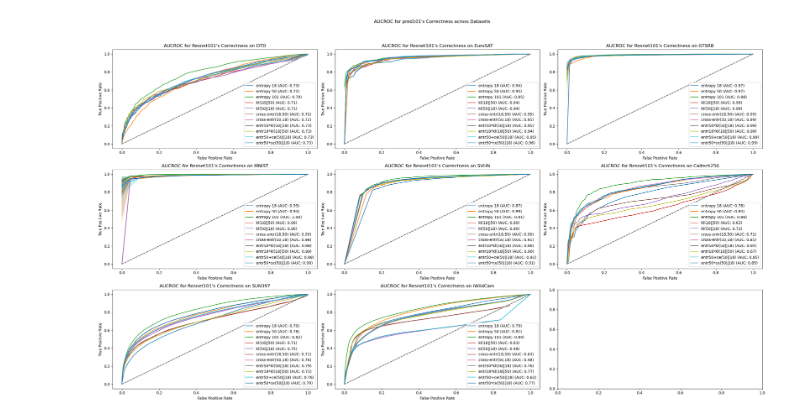
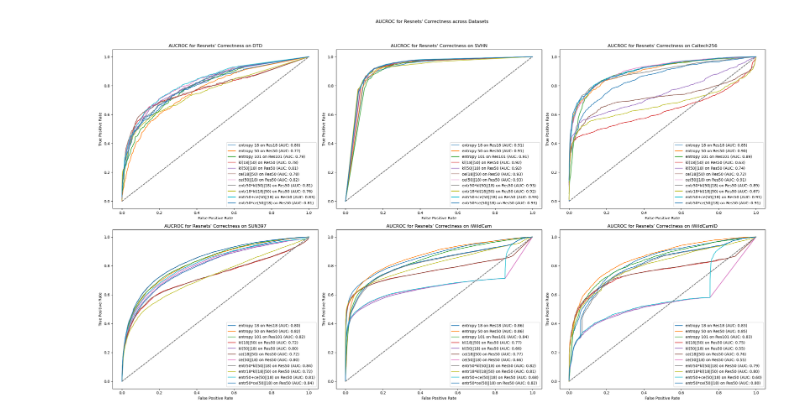
Before and after one commit to TimothyZG/wliura2024, a Jupyter notebook: Analysis/03-aucroc.ipynb, the cells around one changed output. Cells and saved outputs as stored; diff of their text form; code cells hidden in the pictures.

Commit message:
updated analysis pipelines to handle new datasets

```diff
--- a/Analysis/03-aucroc.ipynb
+++ b/Analysis/03-aucroc.ipynb
@@ -6,30 +6,32 @@ import seaborn as sns
 
 nbn = "03_" # Notebook Number; Prefix for artifacts path
 # %%
-datasets = ["DTD","EuroSAT","GTSRB","MNIST","SVHN","Caltech256","SUN397","iWildCam"]
-# datasets = ["DTD","EuroSAT","Caltech256"]
-nrow, ncol=3, 3
+datasets = ["DTD","SVHN","Caltech256","SUN397","iWildCam","iWildCamID"] # GTSRB, MNIST, EuroSAT
+nrow, ncol=2, 3
+pred_prefix = "csv/prediction_"
+unc_prefix = "csv/uncertainty_"
 # %%
 def calc_tpr(targ, pred):
     tp = np.sum((targ == 1) & (pred == 1))
     fn = np.sum((targ == 1) & (pred == 0))
+    # print(f"{tp=},{fn=}")
     return tp / (tp + fn)
 def calc_fpr(targ, pred):
     fp = np.sum((targ == 0) & (pred == 1))
     tn = np.sum((targ == 0) & (pred == 0))
     return fp / (fp + tn)
 def predict_correctness(ent_ls,threshold):
-    return np.where(ent_ls>threshold,0,1)
+    return np.where(ent_ls>=threshold,0,1)
 # %%
-def auroc(pred_vec, target_vec, unc_vec, label, ax):
+def auroc(pred_vec, target_vec, unc_vec, label, steps, ax):
     cor_pred = np.where(pred_vec == target_vec, 1, 0)
     max_unc = unc_vec.max()
     min_unc = unc_vec.min()
     tpr = np.array([])
     fpr = np.array([])
-    step = (max_unc - min_unc) / 100
-    print(f"{label = },{max_unc = }, {min_unc = }, {step = }")
-    for ent_step in np.arange(min_unc-step, max_unc+step, step):
+    in_ls = ((int)(len(unc_vec)/(steps+1)))*np.arange(steps+1)
+    perc_ls = np.append(np.sort(unc_vec)[in_ls],max_unc+1)
+    for ent_step in perc_ls:
         temp = predict_correctness(unc_vec, ent_step)
         tpr = np.append(tpr, calc_tpr(cor_pred, temp))
         fpr = np.append(fpr, calc_fpr(cor_pred, temp))
@@ -92,36 +74,39 @@ label = 'entr101*ce(101||18)',max_unc = 5.499258754089938, min_unc = -23.0258509
 # %%
 fig, axes = plt.subplots(nrow, ncol, figsize=(25, 15))
-
+steps = 500
 for i, ds in enumerate(datasets):
-    evaluate_on = "pred101"
-    pred = pd.read_csv(f"prediction_{ds}.csv", index_col="Unnamed: 0")
-    unc_pred = pd.read_csv(f"uncertainty_{ds}.csv", index_col="Unnamed: 0").clip(-100,100)
+    pred = pd.read_csv(f"{pred_prefix}{ds}.csv", index_col="Unnamed: 0")
+    unc_pred = pd.read_csv(f"{unc_prefix}{ds}.csv", index_col="Unnamed: 0")
 
     metrics = [
-        (np.log(unc_pred["ent_18"]), "entropy 18"),
-        (np.log(unc_pred["ent_50"]), "entropy 50"),
-        (np.log(unc_pred["ent_101"]), "entropy 101"),
-        (np.log(unc_pred["kl_18_50"]), "kl(18||50)"),
-        (np.log(unc_pred["kl_50_18"]), "kl(50||18)"),
-        (np.log(unc_pred["ce_18_50"]), "cross-entr(18,50)"),
-        (np.log(unc_pred["ce_50_18"]), "cross-entr(50,18)"),
-        (np.log(unc_pred["ent_50"] * unc_pred["kl_50_18"]), "entr50*kl(50||18)"),
-        (np.log(unc_pred["ent_18"] * unc_pred["kl_18_50"]).clip(-100,100), "entr18*kl(18||50)"),
-        (np.log(unc_pred["ent_50"] + unc_pred["ce_50_18"]), "entr50+ce(50||18)"),
-        (np.log(unc_pred["ent_50"] * unc_pred["ce_50_18"]), "entr50*ce(50||18)")
+        (np.log(unc_pred["ent_18"]), "entropy 18 on Res18", "pred18"),
+        (np.log(unc_pred["ent_50"]), "entropy 50 on Res50", "pred50"),
+        (np.log(unc_pred["ent_101"]), "entropy 101 on Res101", "pred101"),
+
+        # (unc_pred["ce_18_50"], "ce(18||50) on Res50", "pred50"),
+        # (unc_pred["ce_50_18"], "ce(50||18) on Res50", "pred50"),
+
+        (np.log(unc_pred["kl_18_50"]), "kl(18||50) on Res50", "pred50"),
+        (np.log(unc_pred["kl_50_18"]), "kl(50||18) on Res50", "pred50"),
+        (np.log(unc_pred["ce_18_50"]), "ce(18||50) on Res50", "pred50"),
+        (np.log(unc_pred["ce_50_18"]), "ce(50||18) on Res50", "pred50"),
+        (np.log(unc_pred["ent_50"] * unc_pred["kl_50_18"]), "entr50*kl(50||18) on Res50", "pred50"),
+        (np.log(unc_pred["ent_18"] * unc_pred["kl_18_50"]), "entr18*kl(18||50) on Res50", "pred50"),
+        (np.log(unc_pred["ent_50"] + unc_pred["ce_50_18"]), "entr50+ce(50||18) on Res50", "pred50"),
+        (np.log(unc_pred["ent_50"] * unc_pred["ce_50_18"]), "entr50*ce(50||18) on Res50", "pred50")
     ]
 
     ax = axes[i // ncol, i % ncol]
-    for metric, label in metrics:
+    for metric, label, pred_on in metrics:
         ax.plot([0, 1], [0, 1], linestyle='--', color='gray')  # Diagonal line
-        auroc(pred[evaluate_on], pred["target"], metric, label, ax)
+        auroc(pred[pred_on], pred["target"], metric, label, steps, ax)
         ax.set_xlabel("False Positive Rate")
         ax.set_ylabel("True Positive Rate")
-        ax.set_title(f"AUCROC for Resnet101's Correctness on {ds}")
+        ax.set_title(f"AUCROC for Resnets' Correctness on {ds}")
         ax.legend(loc="lower right")
 
-plt.suptitle(f"AUCROC for {evaluate_on}'s Correctness across Datasets")
-plt.tight_layout(rect=[0, 0.03, 1, 0.95])  # Adjust layout to make room for the main title
-plt.savefig(f"artifacts/{nbn}aucroc_50.png")
+plt.suptitle(f"AUCROC for Resnets' Correctness across Datasets")
+plt.tight_layout(rect=[0, 0.03, 1, 0.95])
+plt.savefig(f"artifacts/{nbn}aucroc.png")
 plt.show()
 # %% [output]
@@ -145 +113 @@ label = 'entr50*ce(50||18)',max_unc = 5.515417046327918, min_unc = -23.025850929
-[figure, old version]
+[figure, new version]
```
Also changed, not shown: parts of 2 cells of this notebook, 4 other files.
